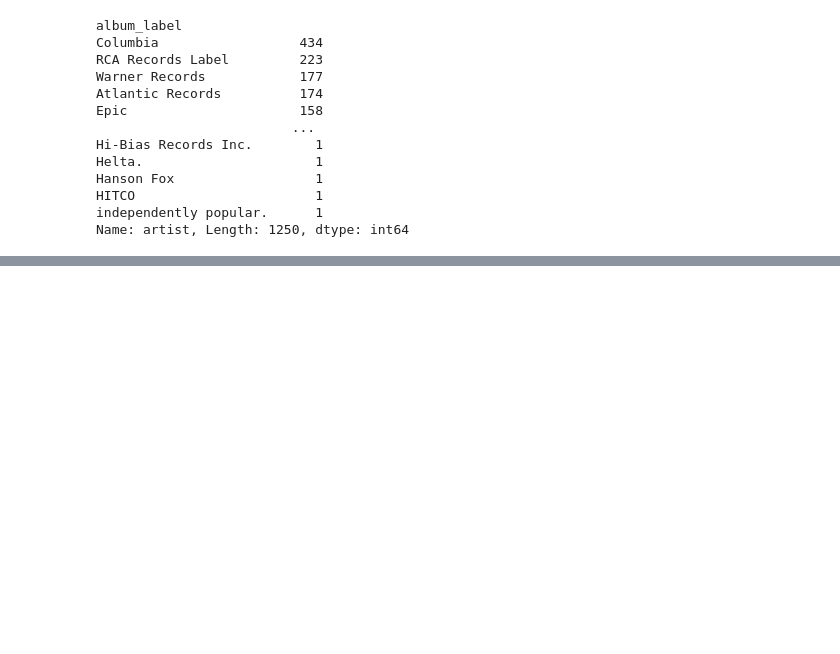
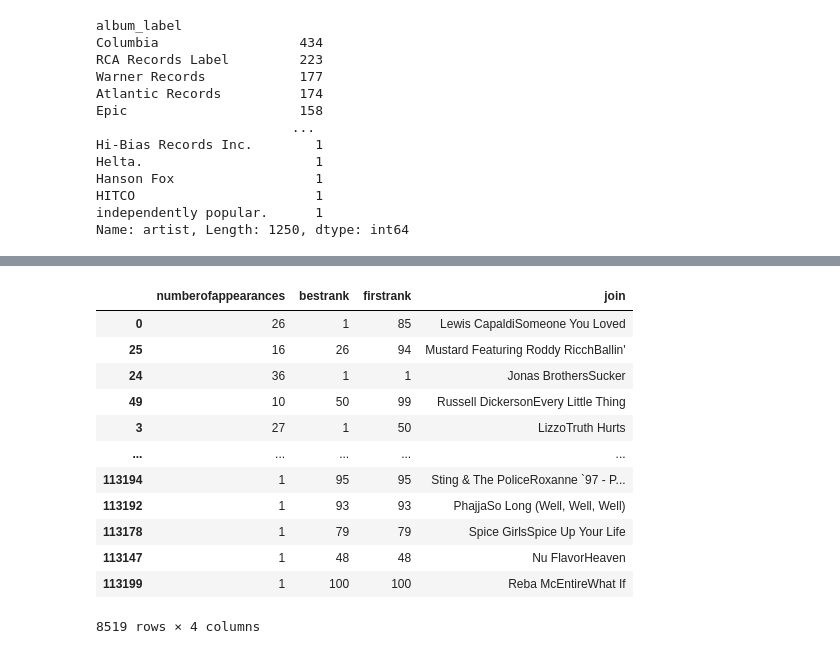
Before and after one commit to Weulass/Billboard-analytics, a Jupyter notebook: Aggregating.ipynb, the cells around one changed output, grey strips where cells are left out. Drawn from its saved outputs; the diff is of its cells as text; code cells hidden in the pictures; blank space fills up the shorter version.

```diff
--- a/Aggregating.ipynb
+++ b/Aggregating.ipynb
@@ -271,0 +271,21 @@ label_df.sort_values("appearance_count",ascending=False)["appearance_count"][0:2
+# %%
+rec_df
+#rec_df.pop("artist")
+#rec_df.pop("isnew")
+#rec_df.pop("rank")
+#rec_df.pop("date")
+#rec_df.pop("title")
+# %% [output]
+|  | numberofappearances | bestrank | firstrank | join |
+| 0 | 26 | 1 | 85 | Lewis CapaldiSomeone You Loved |
+| 25 | 16 | 26 | 94 | Mustard Featuring Roddy RicchBallin' |
+| 24 | 36 | 1 | 1 | Jonas BrothersSucker |
+| 49 | 10 | 50 | 99 | Russell DickersonEvery Little Thing |
+| 3 | 27 | 1 | 50 | LizzoTruth Hurts |
+| ... | ... | ... | ... | ... |
+| 113194 | 1 | 95 | 95 | Sting & The PoliceRoxanne `97 - P... |
+| 113192 | 1 | 93 | 93 | PhajjaSo Long (Well, Well, Well) |
+| 113178 | 1 | 79 | 79 | Spice GirlsSpice Up Your Life |
+| 113147 | 1 | 48 | 48 | Nu FlavorHeaven |
+| 113199 | 1 | 100 | 100 | Reba McEntireWhat If |
+8519 rows × 4 columns
```
Also changed, not shown: parts of 8 cells of this notebook, 1 other file.
